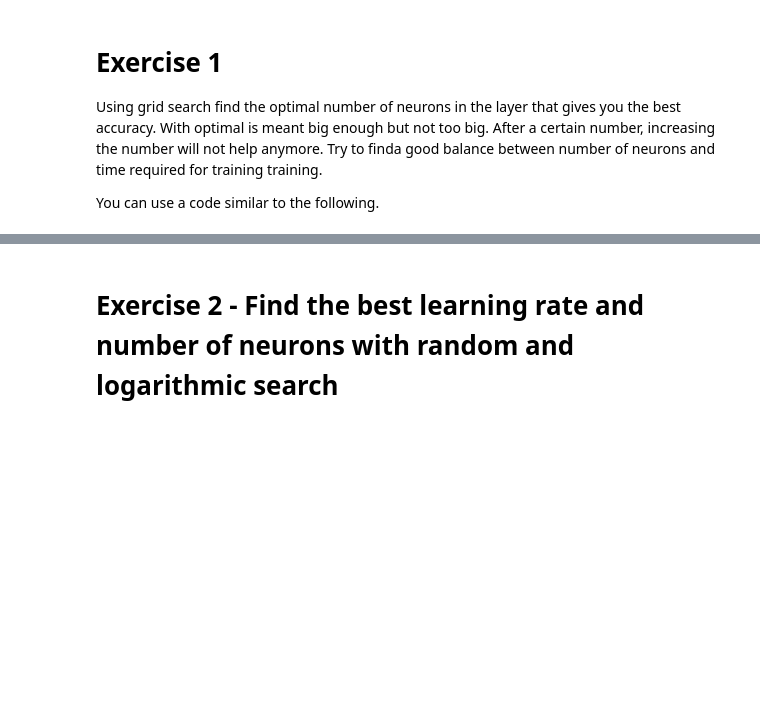
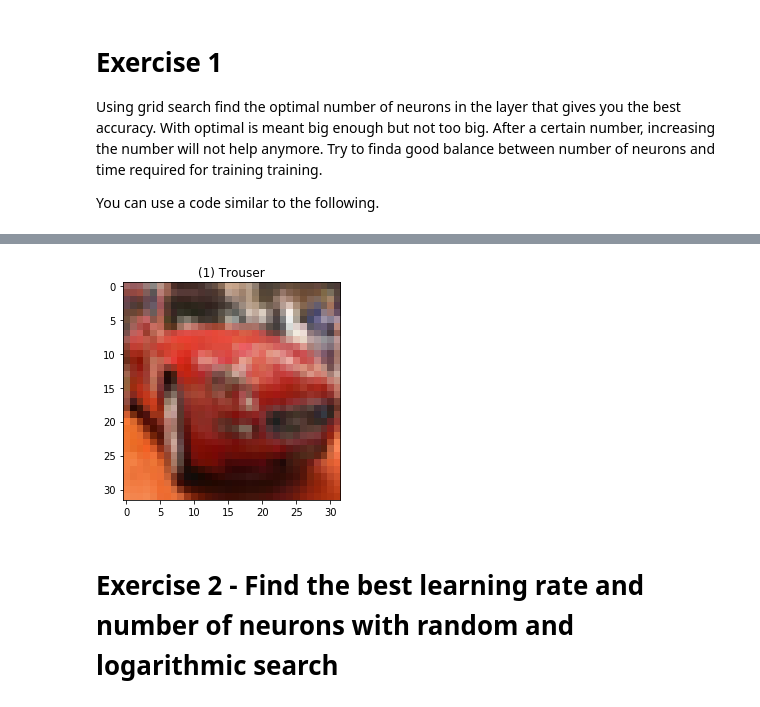
Before and after one commit to sc-dataman/DL_NNets, a Jupyter notebook: TF_CIFAR.ipynb, the cells around one changed output, grey strips where cells are left out. Drawn from its saved outputs; the diff is of its cells as text; code cells hidden in the pictures; blank space fills up the shorter version.

```diff
--- a/TF_CIFAR.ipynb
+++ b/TF_CIFAR.ipynb
@@ -349,0 +407,33 @@ Number: 1 Acc. Train: 0.17884 Acc. Test 0.1799
+# %%
+import matplotlib
+import matplotlib.pyplot as plt
+
+def get_label_name(idx):
+    if (idx == 0):
+        return '(0) T-shirt/top'
+    elif (idx == 1):
+        return '(1) Trouser'
+    elif (idx == 2):
+        return '(2) Pullover'
+    elif (idx == 3):
+        return '(3) Dress'
+    elif (idx == 4):
+        return '(4) Coat'
+    elif (idx == 5):
+        return '(5) Sandal'
+    elif (idx == 6):
+        return '(6) Shirt'
+    elif (idx == 7):
+        return '(7) Sneaker'
+    elif (idx == 8):
+        return '(8) Bag'
+    elif (idx == 9):
+        return '(9) Ankle boot'
+
+idx = 5
+pyplot.imshow(trainX[i])
+plt.axis("on")
+plt.title(get_label_name(trainy[idx]))
+plt.show()
+# %% [output]
+[figure, added]
```
Also changed, not shown: parts of 10 cells of this notebook.
